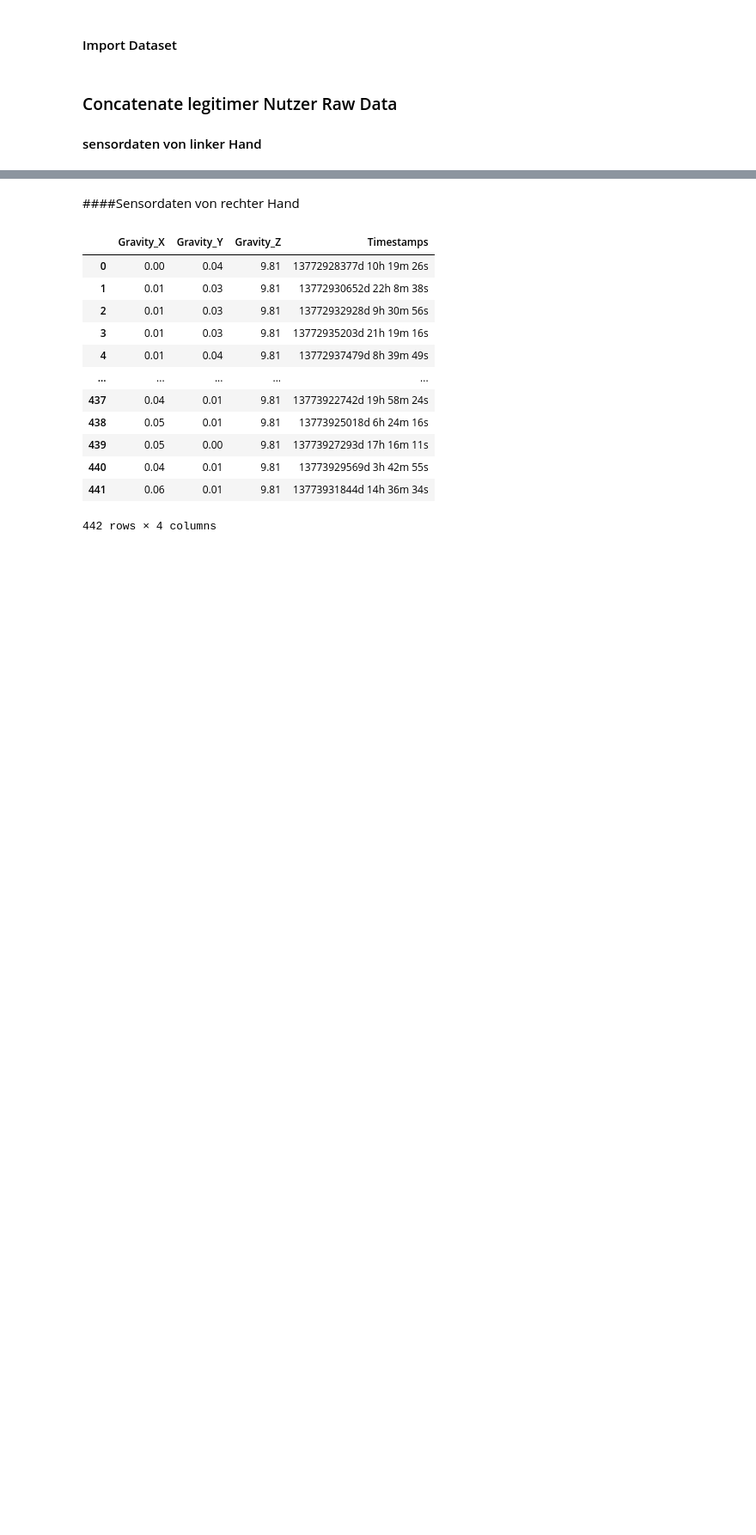
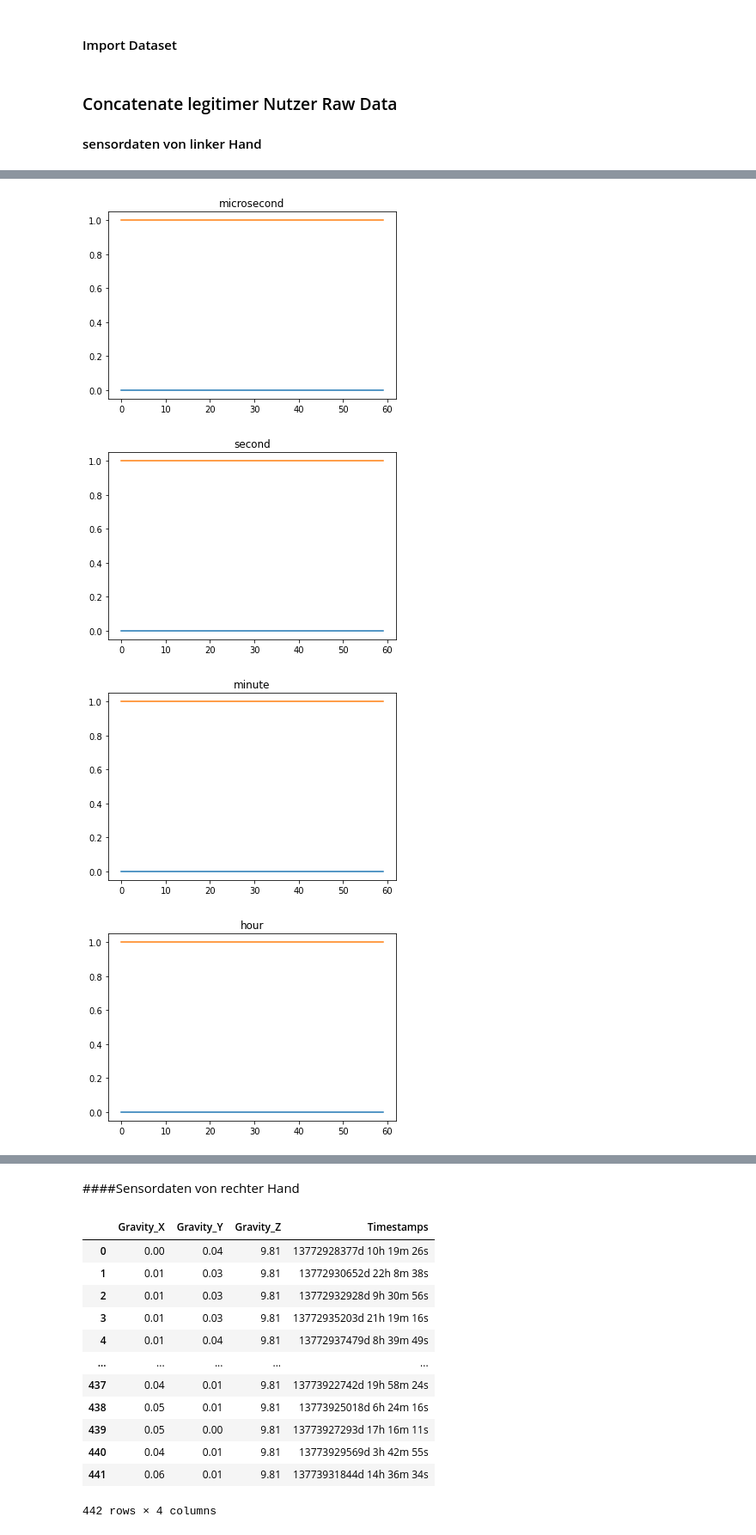
Before and after one commit to agwn1819/EINT_SS_19, a Jupyter notebook: Masterarbeit_SVM_Classifcation.ipynb, the cells around one changed output, grey strips where cells are left out. Shown at 86% size. Saved outputs shown, nothing was run; the diff lists cells and outputs as text; code cells hidden in the pictures; blank space fills up the shorter version.

```diff
--- a/Masterarbeit_SVM_Classifcation.ipynb
+++ b/Masterarbeit_SVM_Classifcation.ipynb
@@ -53 +70,51 @@ li_nU[2]
 175 rows × 4 columns
+# %%
+## credits to https://github.com/timeseriesAI/tsai/blob/main/tsai/data/preparation.py#L258
+def time_encoding(series, freq, max_val=None):
+    """Transforms a pandas series of dtype datetime64 (of any freq) or DatetimeIndex into 2 float arrays
+
+    Available options: microsecond, millisecond, second, minute, hour, day = day_of_month = dayofmonth,
+    day_of_week = weekday = dayofweek, day_of_year = dayofyear, week = week_of_year = weekofyear, month and year
+    """
+
+    if freq == 'day_of_week' or freq == 'weekday': freq = 'dayofweek'
+    elif freq == 'day_of_month' or freq == 'dayofmonth': freq = 'day'
+    elif freq == 'day_of_year': freq = 'dayofyear'
+    available_freqs = ['microsecond', 'millisecond', 'second', 'minute', 'hour', 'day', 'dayofweek', 'dayofyear', 'week', 'month', 'year']
+    assert freq in available_freqs
+    if max_val is None:
+        idx = available_freqs.index(freq)
+        max_val = [1_000_000, 1_000, 60, 60, 24, 31, 7, 366, 53, 12, 10][idx]
+    try:
+        series = series.to_series()
+    except:
+        pass
+    if freq == 'microsecond': series = series.dt.microsecond
+    elif freq == 'millisecond': series = series.dt.microsecond // 1_000
+    elif freq == 'second': series = series.dt.second
+    elif freq == 'minute': series = series.dt.minute
+    elif freq == 'hour': series = series.dt.hour
+    elif freq == 'day': series = series.dt.day
+    elif freq == 'dayofweek': series = series.dt.dayofweek
+    elif freq == 'dayofyear': series = series.dt.dayofyear
+    elif freq == 'week': series = series.dt.isocalendar().week
+    elif freq == 'month': series = series.dt.month
+    elif freq == 'year': series = series.dt.year - series.dt.year // 10 * 10
+    sin = np.sin(series.values / max_val * 2 * np.pi)
+    cos = np.cos(series.values / max_val * 2 * np.pi)
+    return sin, cos
+# %%
+
+tdf = li_nU[0]
+for freq in ['microsecond', 'second', 'minute', 'hour', 'day', 'dayofweek', 'dayofyear', 'month']:
+    tdf = pd.DataFrame(pd.date_range('2022-08-31', datetime.today()), columns=['Timestamps'])
+    a,b = time_encoding(tdf.Timestamps, freq=freq)
+    plt.plot(a)
+    plt.plot(b)
+    plt.title(freq)
+    plt.show()
+# %% [output]
+[figure, added]
+[figure, added]
+[figure, added]
+[figure, added]
```
Also changed, not shown: parts of 84 cells of this notebook.
